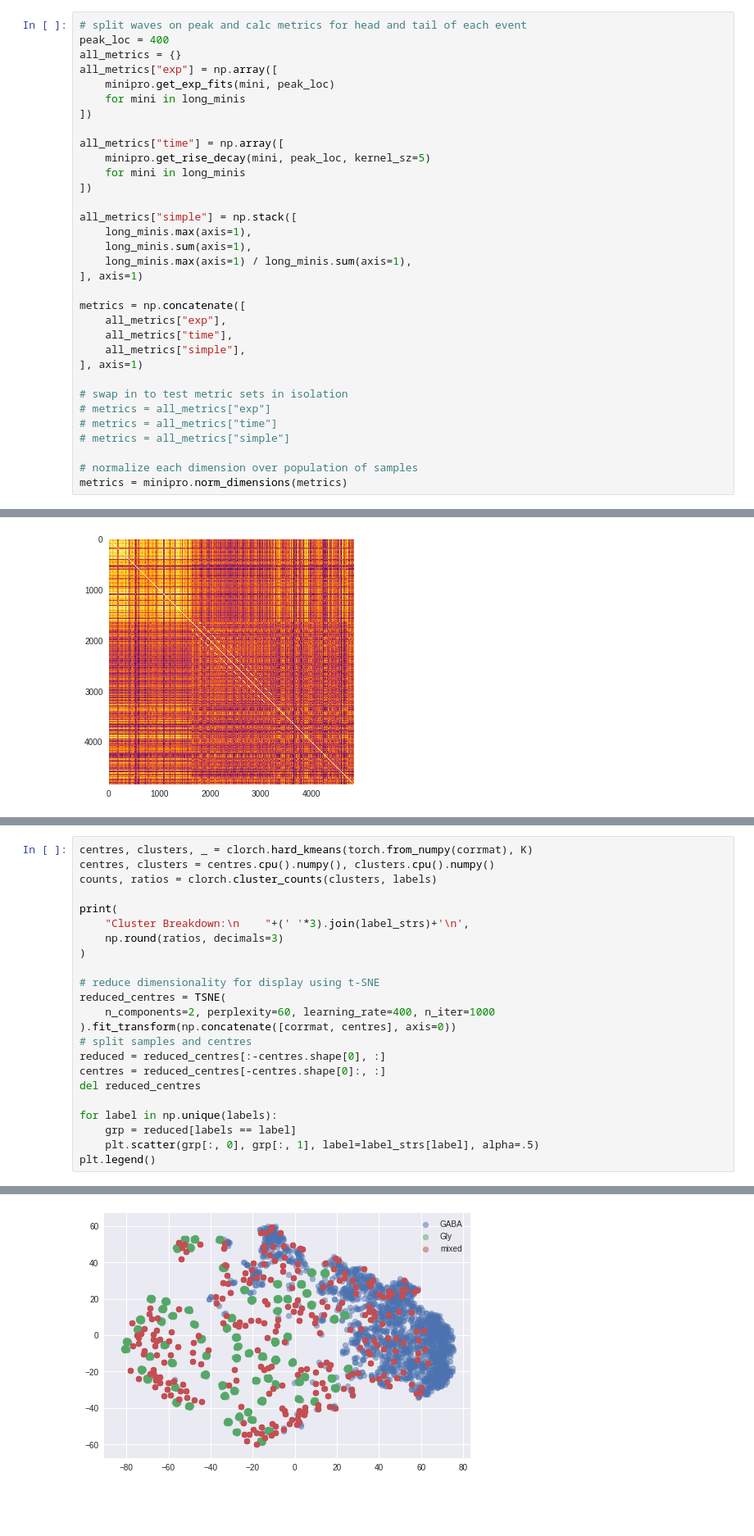
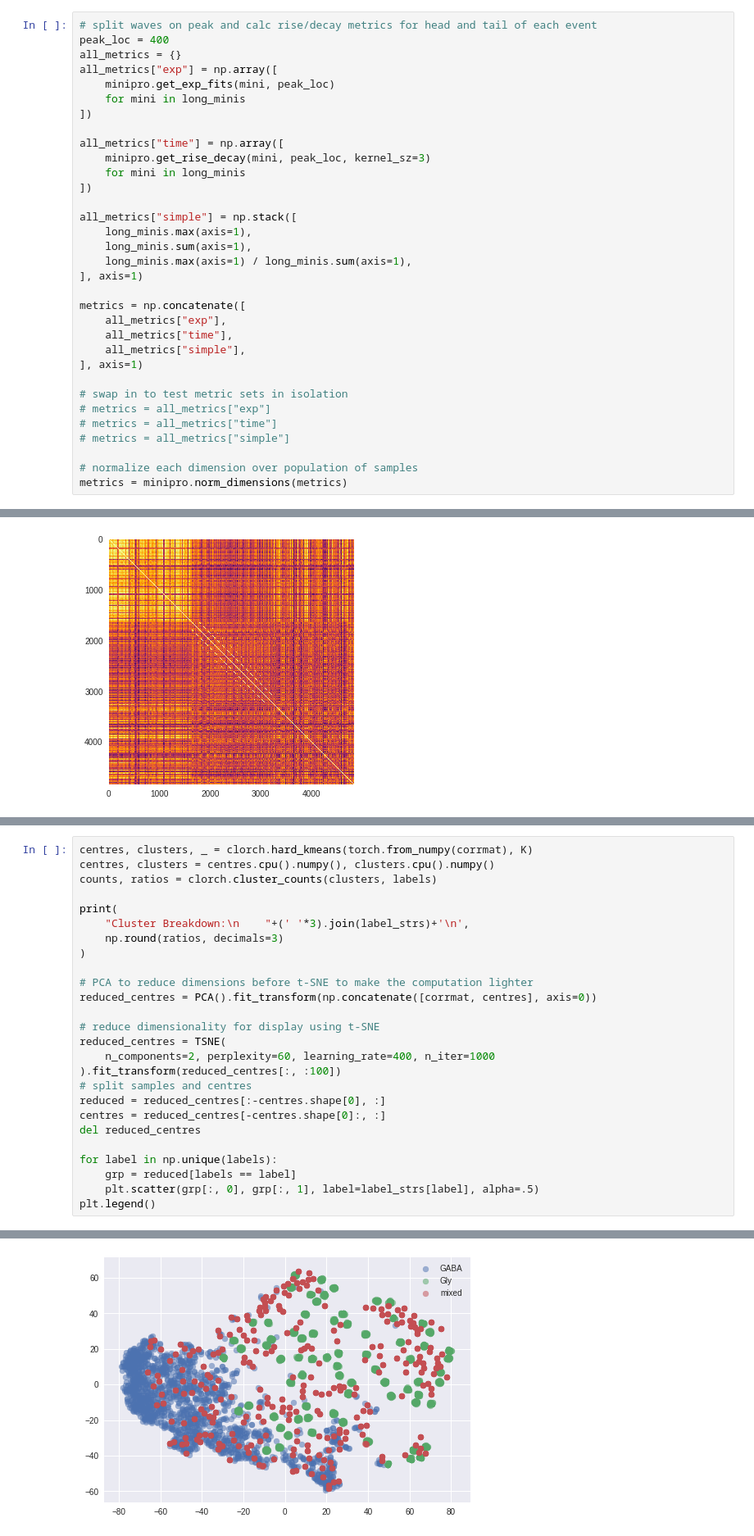
Before and after one commit to geoffder/python-analysis, a Jupyter notebook: cluster_notebook/vj_cluster_note.ipynb, the cells around one changed output, grey strips where cells are left out. Shown at 82% size. Saved outputs shown, nothing was run; the diff lists cells and outputs as text; blank space fills up the shorter version.

```diff
--- a/cluster_notebook/vj_cluster_note.ipynb
+++ b/cluster_notebook/vj_cluster_note.ipynb
@@ -277,7 +278,7 @@ long_minis = np.squeeze(long_minis)
 # %% [markdown]
 ## Build metric set using exponential fitting, linear rise/decay times, and peak/area measurements
 # %%
-# split waves on peak and calc metrics for head and tail of each event
+# split waves on peak and calc rise/decay metrics for head and tail of each event
 peak_loc = 400
 all_metrics = {}
 all_metrics["exp"] = np.array([
@@ -286,7 +287,7 @@ all_metrics["exp"] = np.array([
 ])
 
 all_metrics["time"] = np.array([
-    minipro.get_rise_decay(mini, peak_loc, kernel_sz=5)
+    minipro.get_rise_decay(mini, peak_loc, kernel_sz=3)
     for mini in long_minis
 ])
 
@@ -532,10 +542,13 @@ print(
     np.round(ratios, decimals=3)
 )
 
+# PCA to reduce dimensions before t-SNE to make the computation lighter
+reduced_centres = PCA().fit_transform(np.concatenate([corrmat, centres], axis=0))
+
 # reduce dimensionality for display using t-SNE
 reduced_centres = TSNE(
     n_components=2, perplexity=60, learning_rate=400, n_iter=1000
-).fit_transform(np.concatenate([corrmat, centres], axis=0))
+).fit_transform(reduced_centres[:, :100])
 # split samples and centres
 reduced = reduced_centres[:-centres.shape[0], :]
 centres = reduced_centres[-centres.shape[0]:, :]
@@ -553,2 +566,2 @@ Cluster Breakdown:
 <matplotlib.legend.Legend at 0x...>
-[figure, old version]
+[figure, new version]
```
Also changed, not shown: parts of 25 cells of this notebook, 4 other files.
